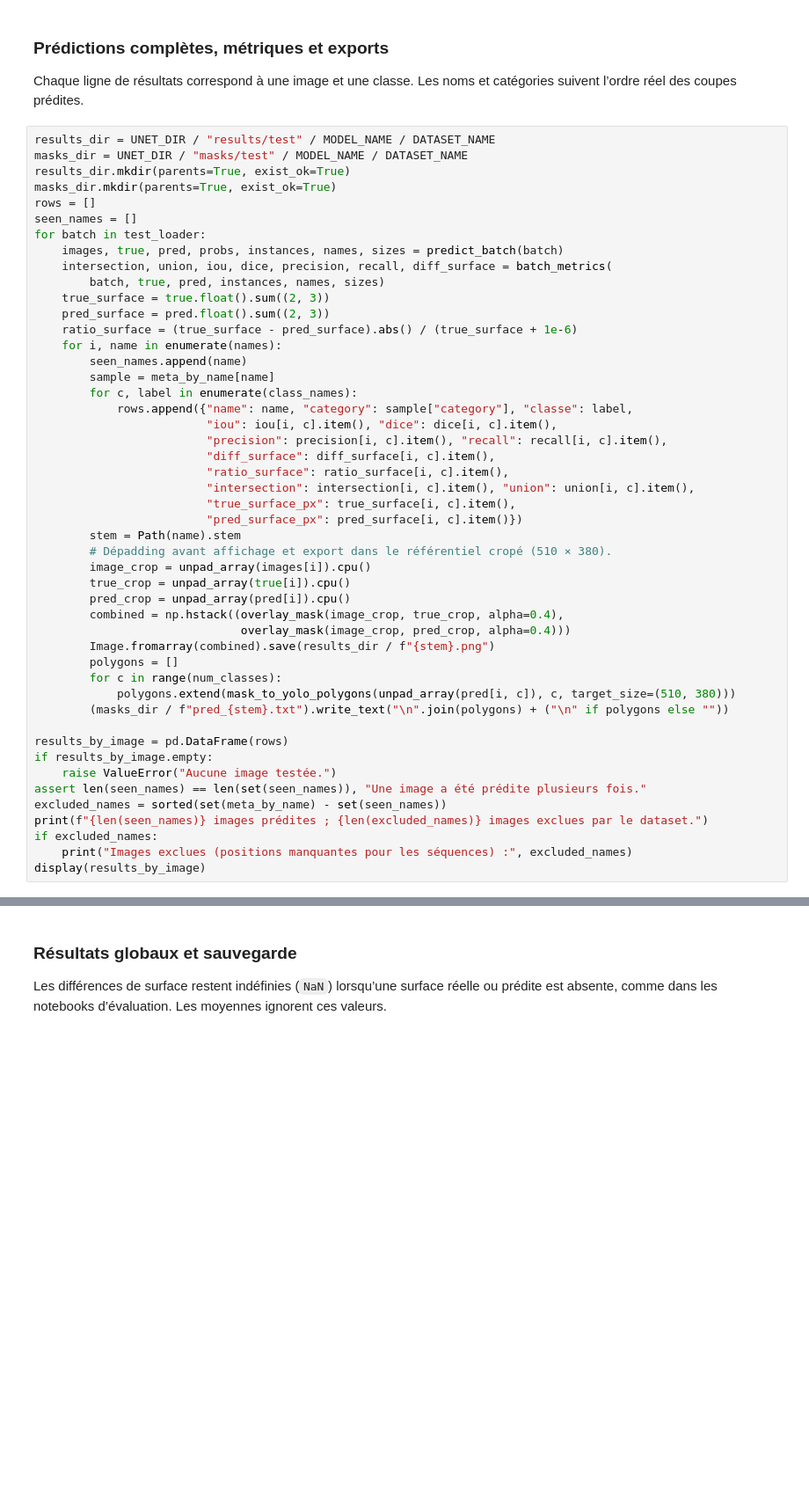
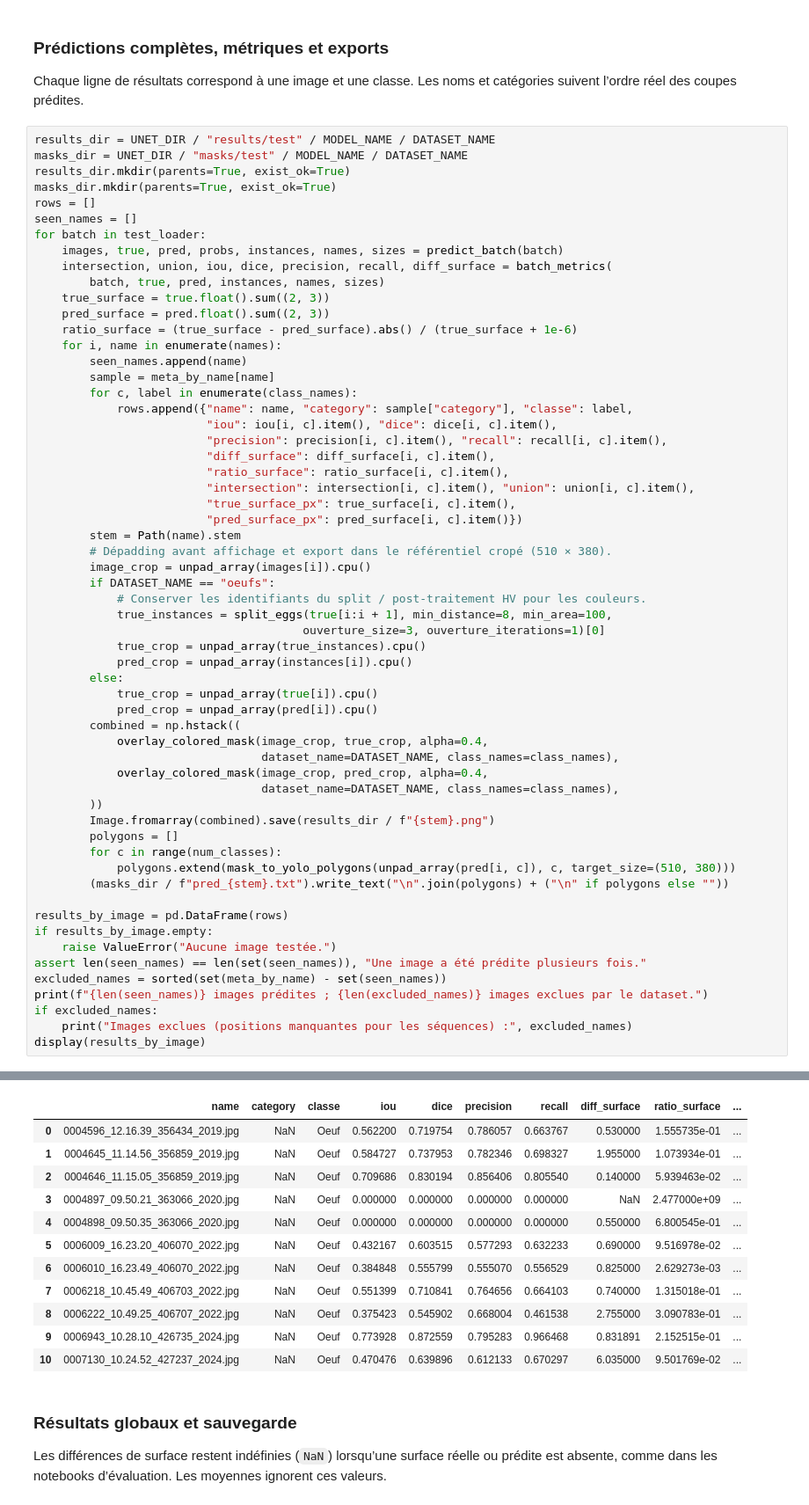
Before and after one commit to loranedp/Stage-GonAIde-2026, a Jupyter notebook: Debut/UNet/test_unet.ipynb, the cells around one changed output, grey strips where cells are left out. Shown at 88% size. Saved outputs shown, nothing was run; the diff lists cells and outputs as text; blank space fills up the shorter version.

```diff
--- a/Debut/UNet/test_unet.ipynb
+++ b/Debut/UNet/test_unet.ipynb
@@ -232,10 +241,21 @@ for batch in test_loader:
         stem = Path(name).stem
         # Dépadding avant affichage et export dans le référentiel cropé (510 × 380).
         image_crop = unpad_array(images[i]).cpu()
-        true_crop = unpad_array(true[i]).cpu()
-        pred_crop = unpad_array(pred[i]).cpu()
-        combined = np.hstack((overlay_mask(image_crop, true_crop, alpha=0.4),
-                              overlay_mask(image_crop, pred_crop, alpha=0.4)))
+        if DATASET_NAME == "oeufs":
+            # Conserver les identifiants du split / post-traitement HV pour les couleurs.
+            true_instances = split_eggs(true[i:i + 1], min_distance=8, min_area=100,
+                                       ouverture_size=3, ouverture_iterations=1)[0]
+            true_crop = unpad_array(true_instances).cpu()
+            pred_crop = unpad_array(instances[i]).cpu()
+        else:
+            true_crop = unpad_array(true[i]).cpu()
+            pred_crop = unpad_array(pred[i]).cpu()
+        combined = np.hstack((
+            overlay_colored_mask(image_crop, true_crop, alpha=0.4,
+                                 dataset_name=DATASET_NAME, class_names=class_names),
+            overlay_colored_mask(image_crop, pred_crop, alpha=0.4,
+                                 dataset_name=DATASET_NAME, class_names=class_names),
+        ))
         Image.fromarray(combined).save(results_dir / f"{stem}.png")
         polygons = []
         for c in range(num_classes):
@@ -251,3 +271,4 @@ print(f"{len(seen_names)} images prédites ; {len(excluded_names)} images exclue
 if excluded_names:
     print("Images exclues (positions manquantes pour les séquences) :", excluded_names)
 display(results_by_image)
+# %% [output]
@@ -254,3 +276,15 @@ display(results_by_image)
+|  | name | category | classe | iou | dice | precision | recall | diff_surface | ratio_surface | ... |
+| 0 | 0004596_12.16.39_356434_2019.jpg | NaN | Oeuf | 0.562200 | 0.719754 | 0.786057 | 0.663767 | 0.530000 | 1.555735e-01 | ... |
+| 1 | 0004645_11.14.56_356859_2019.jpg | NaN | Oeuf | 0.584727 | 0.737953 | 0.782346 | 0.698327 | 1.955000 | 1.073934e-01 | ... |
+| 2 | 0004646_11.15.05_356859_2019.jpg | NaN | Oeuf | 0.709686 | 0.830194 | 0.856406 | 0.805540 | 0.140000 | 5.939463e-02 | ... |
+| 3 | 0004897_09.50.21_363066_2020.jpg | NaN | Oeuf | 0.000000 | 0.000000 | 0.000000 | 0.000000 | NaN | 2.477000e+09 | ... |
+| 4 | 0004898_09.50.35_363066_2020.jpg | NaN | Oeuf | 0.000000 | 0.000000 | 0.000000 | 0.000000 | 0.550000 | 6.800545e-01 | ... |
+| 5 | 0006009_16.23.20_406070_2022.jpg | NaN | Oeuf | 0.432167 | 0.603515 | 0.577293 | 0.632233 | 0.690000 | 9.516978e-02 | ... |
+| 6 | 0006010_16.23.49_406070_2022.jpg | NaN | Oeuf | 0.384848 | 0.555799 | 0.555070 | 0.556529 | 0.825000 | 2.629273e-03 | ... |
+| 7 | 0006218_10.45.49_406703_2022.jpg | NaN | Oeuf | 0.551399 | 0.710841 | 0.764656 | 0.664103 | 0.740000 | 1.315018e-01 | ... |
+| 8 | 0006222_10.49.25_406707_2022.jpg | NaN | Oeuf | 0.375423 | 0.545902 | 0.668004 | 0.461538 | 2.755000 | 3.090783e-01 | ... |
+| 9 | 0006943_10.28.10_426735_2024.jpg | NaN | Oeuf | 0.773928 | 0.872559 | 0.795283 | 0.966468 | 0.831891 | 2.152515e-01 | ... |
+| 10 | 0007130_10.24.52_427237_2024.jpg | NaN | Oeuf | 0.470476 | 0.639896 | 0.612133 | 0.670297 | 6.035000 | 9.501769e-02 | ... |
 # %% [markdown]
 ### Résultats globaux et sauvegarde
 Les différences de surface restent indéfinies (`NaN`) lorsqu’une surface réelle ou prédite est absente, comme dans les notebooks d’évaluation. Les moyennes ignorent ces valeurs.
```
Also changed, not shown: parts of 12 cells of this notebook, 47 other files.
